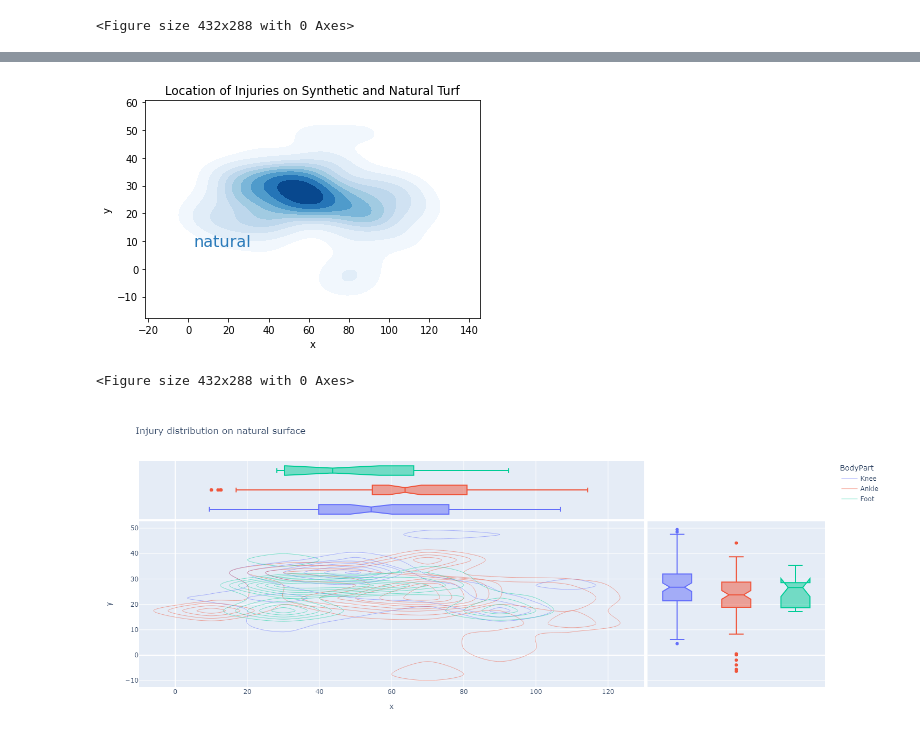
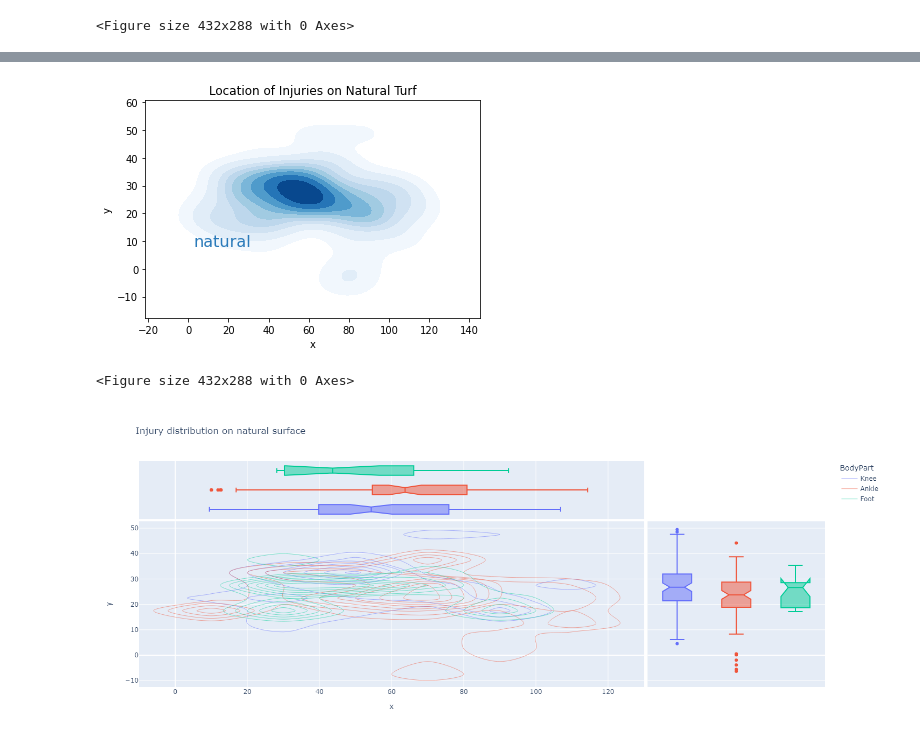
Before and after one commit to kaushal1014/research-paper-template-Athlete-Injuries, a Jupyter notebook: files/data-science/NFL injuries/dataAnalysis.ipynb, the cells around one changed output, grey strips where cells are left out. Drawn from its saved outputs; the diff is of its cells as text; code cells hidden in the pictures.

```diff
--- a/files/data-science/NFL injuries/dataAnalysis.ipynb
+++ b/files/data-science/NFL injuries/dataAnalysis.ipynb
@@ -208,18 +211,18 @@ fig1.savefig('graphs/Location of Injuries on Synthetic and Natural Turf.png', dp
 # %%
 ax = sns.kdeplot(natural.x, natural.y,
                  cmap="Blues", shade=True, shade_lowest=False)
 
 # Add labels to the plot
 
 blue = sns.color_palette("Blues")[-2]
 ax.text(2.5, 8.2, "natural", size=16, color=blue)
-ax = plt.title("Location of Injuries on Synthetic and Natural Turf")
+ax = plt.title("Location of Injuries on Natural Turf")
 fig1 = plt.gcf()
 plt.show()
 plt.draw()
 fig1.savefig('graphs/Location of Injuries on Natural Turf.png', dpi=130, transparent=False, facecolor='white')
 # %% [output]
-[figure, old version]
+[figure, new version]
 <Figure size 432x288 with 0 Axes>
 # %%
 fig = px.density_contour(injured_nat, x="x", y="y", color="BodyPart", marginal_x="box", marginal_y="box",width=800, height=600,title="Injury distribution on natural surface")
```
Also changed, not shown: parts of 3 cells of this notebook.
